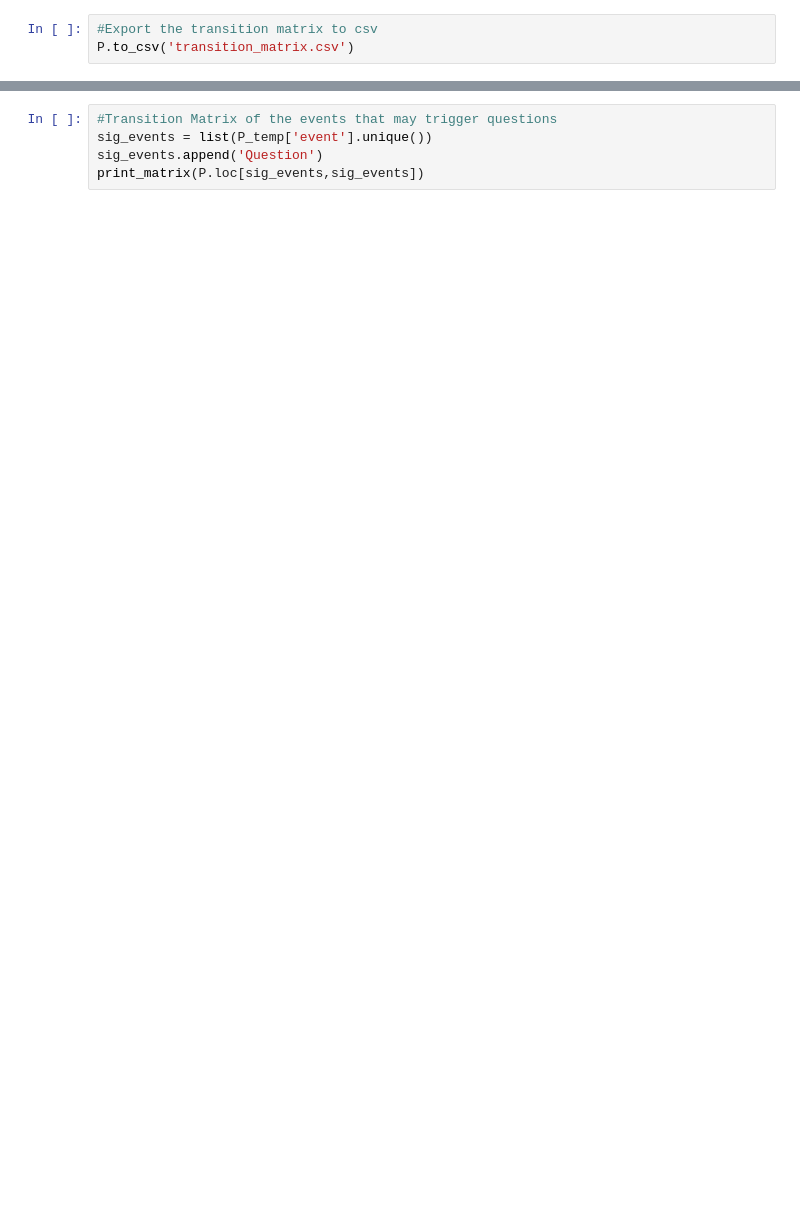
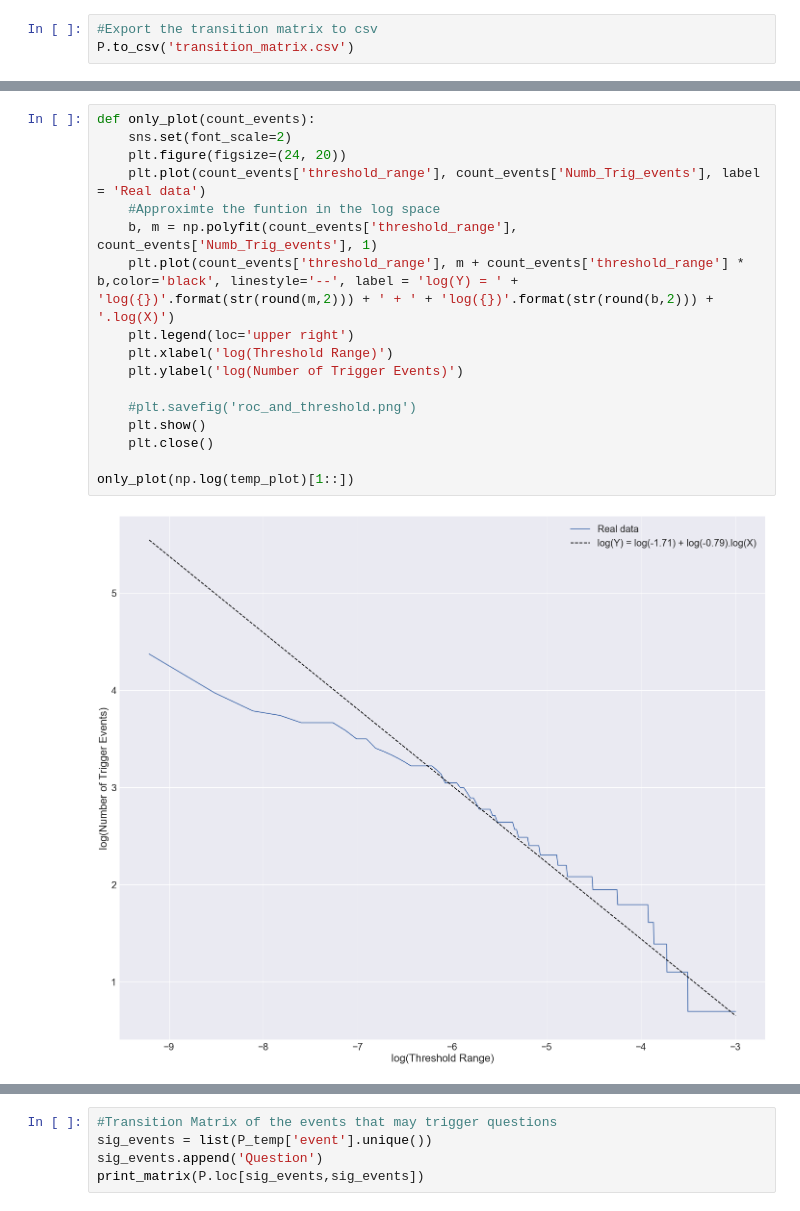
Before and after one commit to TCACastelijns/UVW, a Jupyter notebook: Markov_Model.ipynb, the cells around one changed output, grey strips where cells are left out. Saved outputs shown, nothing was run; the diff lists cells and outputs as text; blank space fills up the shorter version.

Commit message:
This class have the latest version of the Markov molde. Ot includes a funtion that can approximate the number of trigger events in function of the threshold.

```diff
--- a/Markov_Model.ipynb
+++ b/Markov_Model.ipynb
@@ -99,3 +149,22 @@ P_steps, PN = create_stepwise_probabilities(P.copy(),4 ,'Question')
+# %%
+def only_plot(count_events):
+    sns.set(font_scale=2)
+    plt.figure(figsize=(24, 20))
+    plt.plot(count_events['threshold_range'], count_events['Numb_Trig_events'], label = 'Real data')
+    #Approximte the funtion in the log space
+    b, m = np.polyfit(count_events['threshold_range'], count_events['Numb_Trig_events'], 1)
+    plt.plot(count_events['threshold_range'], m + count_events['threshold_range'] * b,color='black', linestyle='--', label = 'log(Y) = ' + 'log({})'.format(str(round(m,2))) + ' + ' + 'log({})'.format(str(round(b,2))) + '.log(X)')
+    plt.legend(loc='upper right')
+    plt.xlabel('log(Threshold Range)')
+    plt.ylabel('log(Number of Trigger Events)')
+
+    #plt.savefig('roc_and_threshold.png')
+    plt.show()
+    plt.close()
+
+only_plot(np.log(temp_plot)[1::])
+# %% [output]
+[figure, added]
 # %%
 def plot_stepwise_prob(P_steps, threshold, delta = False):
     """
```
Also changed, not shown: parts of 9 cells of this notebook.
